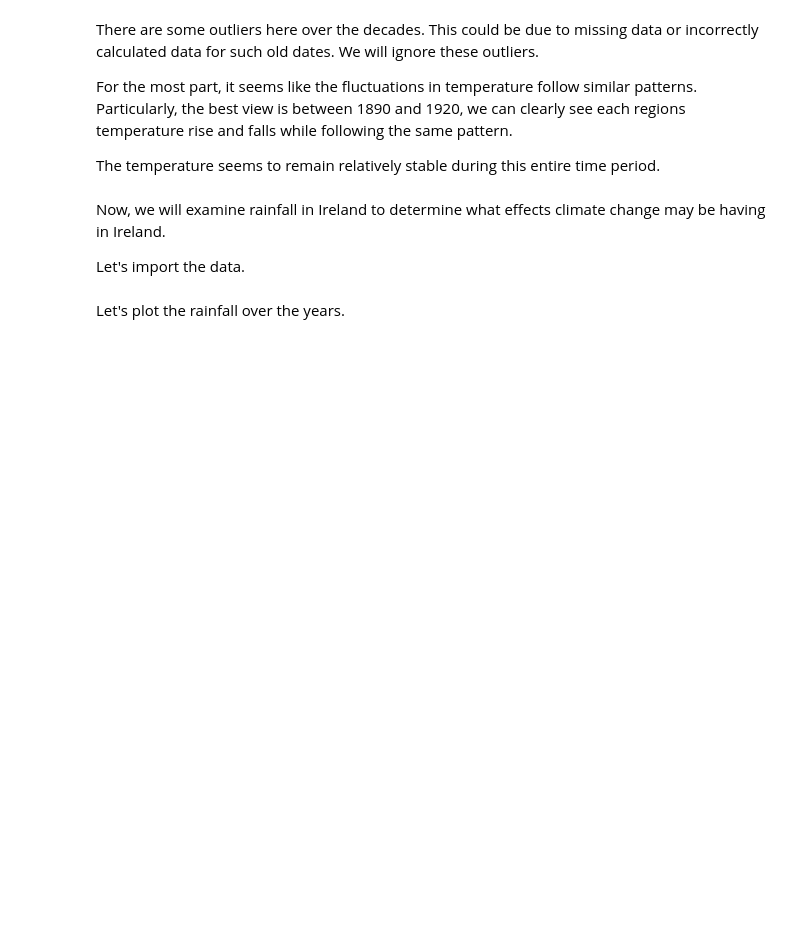
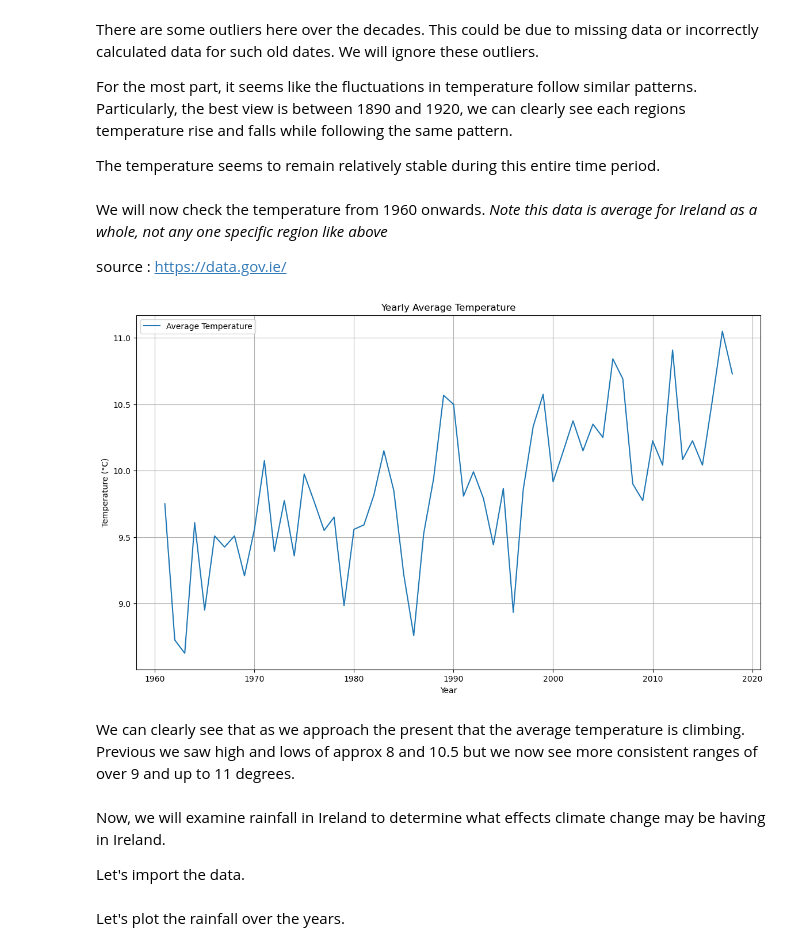
Before and after one commit to frankquinn89/PROGRAMMING_FOR_DATA_ANALYSIS_2, a Jupyter notebook: project.ipynb, the cells around one changed output. Drawn from its saved outputs; the diff is of its cells as text; code cells hidden in the pictures; blank space fills up the shorter version.

Commit message:
add temp gap of 1960+ for ireland

```diff
--- a/project.ipynb
+++ b/project.ipynb
@@ -262,6 +262,33 @@ There are some outliers here over the decades. This could be due to missing data
 For the most part, it seems like the fluctuations in temperature follow similar patterns. Particularly, the best view is between 1890 and 1920, we can clearly see each regions temperature rise and falls while following the same pattern.
 
 The temperature seems to remain relatively stable during this entire time period.
+# %% [markdown]
+We will now check the temperature from 1960 onwards. *Note this data is average for Ireland as a whole, not any one specific region like above*
+
+source : https://data.gov.ie/
+# %%
+present_temp_ireland = pd.read_csv('source_data/present_temp_ireland_1960_2018.csv')
+
+present_temp_ireland['date'] = pd.to_datetime(present_temp_ireland['date'])
+
+present_temp_ireland['year'] = present_temp_ireland['date'].dt.year
+
+# Group by year and calculate mean
+yearly_avg = present_temp_ireland.groupby('year')['meant'].mean().reset_index()
+
+mplot.figure(figsize=(14, 8))
+mplot.plot(yearly_avg['year'], yearly_avg['meant'], label='Average Temperature')
+
+mplot.title('Yearly Average Temperature')
+mplot.xlabel('Year')
+mplot.ylabel('Temperature (°C)')
+mplot.legend()
+mplot.grid(True)
+mplot.show()
+# %% [output]
+[figure, added]
+# %% [markdown]
+We can clearly see that as we approach the present that the average temperature is climbing. Previous we saw high and lows of approx 8 and 10.5 but we now see more consistent ranges of over 9 and up to 11 degrees.
 # %% [markdown]
 Now, we will examine rainfall in Ireland to determine what effects climate change may be having in Ireland.
 
```
Also changed, not shown: parts of 11 cells of this notebook, 1 other file.
